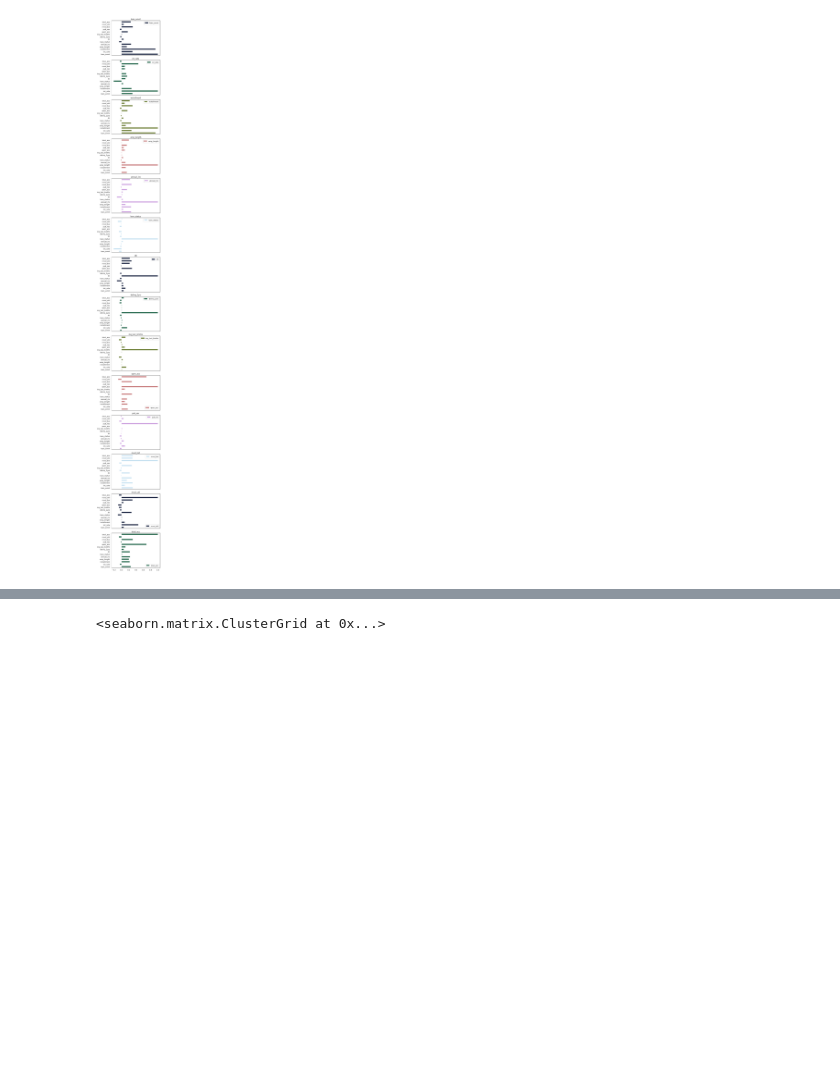
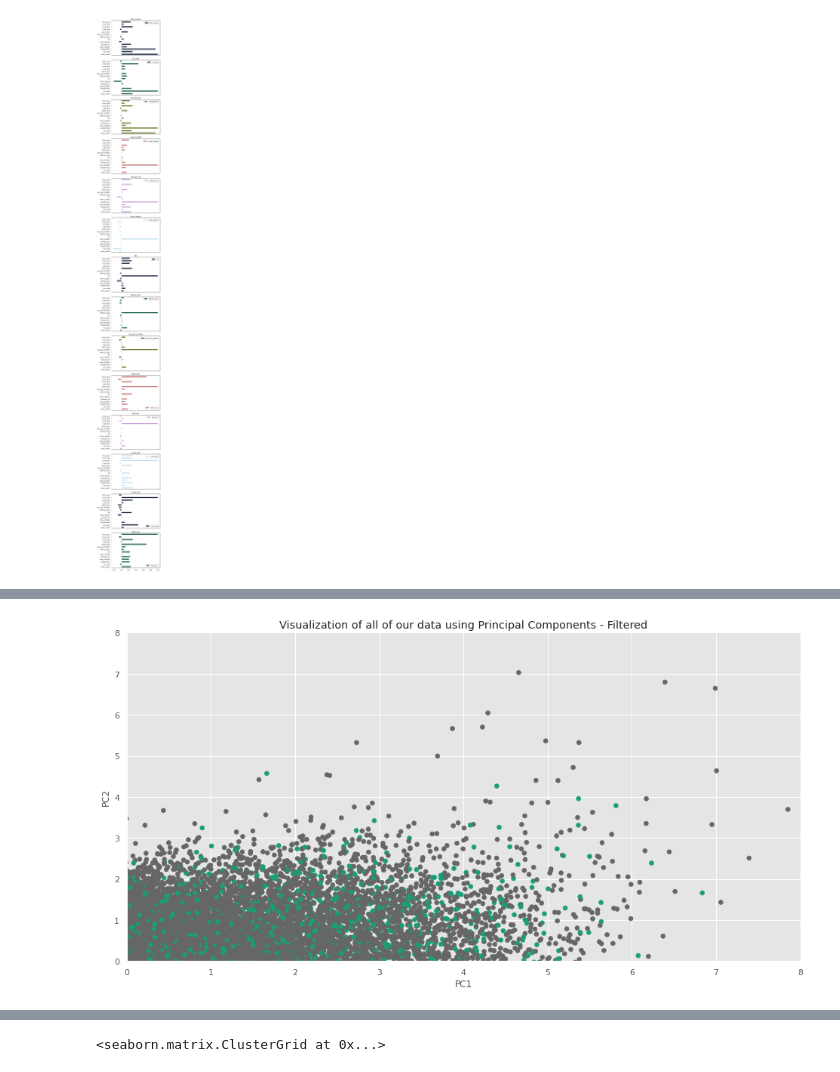
Before and after one commit to kriti-sidram/Credit-Modelling-Using-ML, a Jupyter notebook: Credit_Modelingv2.ipynb, the cells around one changed output, grey strips where cells are left out. Cells and saved outputs as stored; diff of their text form; code cells hidden in the pictures; blank space fills up the shorter version.

```diff
--- a/Credit_Modelingv2.ipynb
+++ b/Credit_Modelingv2.ipynb
@@ -918,3 +950,16 @@ plt.tight_layout()
+# %%
+# Visualize the first 2 PCs - Filtered
+plt.figure(figsize = (16, 8))
+
+plt.scatter(pcs[:,0], pcs[:,1], c = plot_target,cmap = 'Dark2')
+plt.title('Visualization of all of our data using Principal Components - Filtered')
+plt.ylim(0, 8)
+plt.xlim(0, 8)
+
+plt.xlabel('PC1')
+plt.ylabel('PC2');
+# %% [output]
+[figure, added]
 # %%
 # DF Correlations
 dfplt.corr()[:-1]
```
Also changed, not shown: parts of 10 cells of this notebook.
